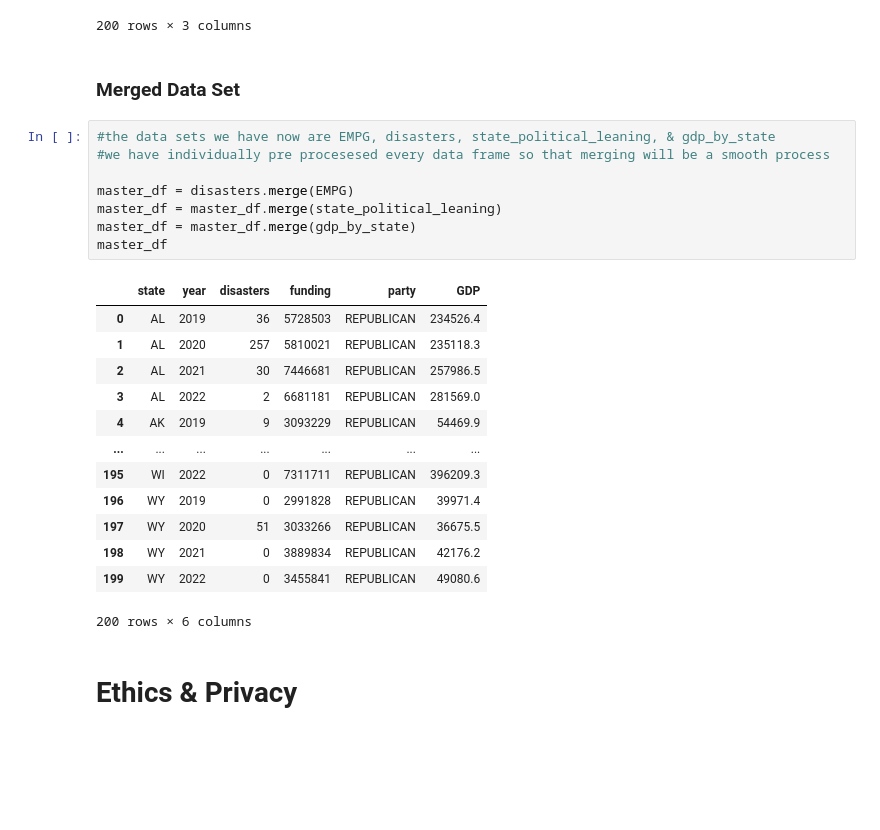
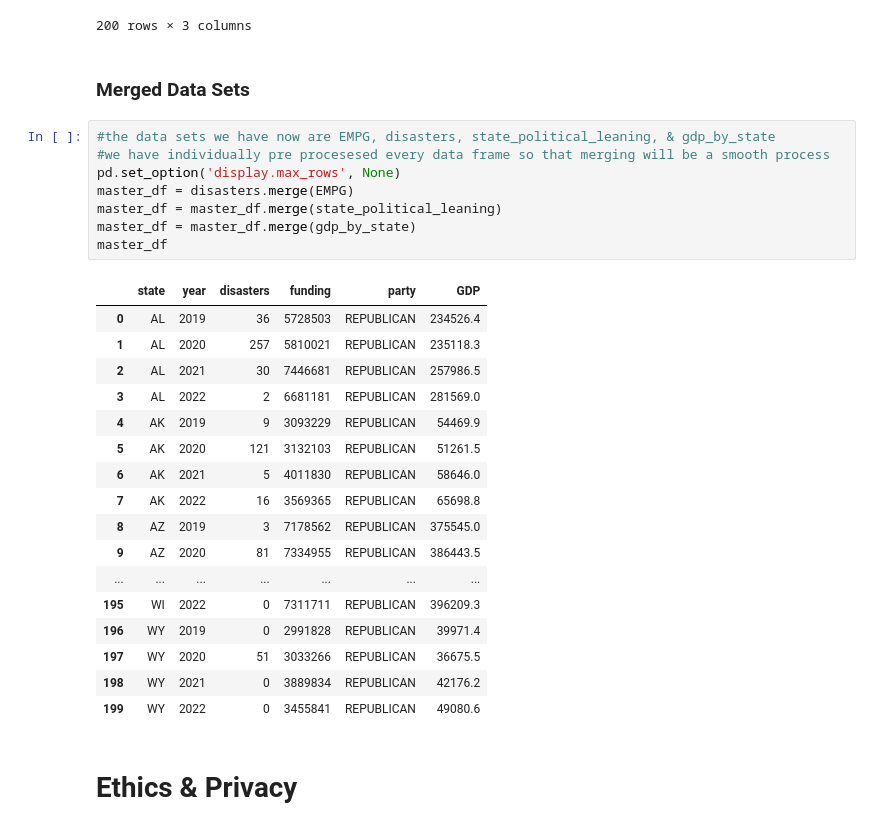
Before and after one commit to COGS108/Group054_WI24, a Jupyter notebook: DataCheckpoint_Group054_WI24.ipynb, the cells around one changed output. Saved outputs shown, nothing was run; the diff lists cells and outputs as text; blank space fills up the shorter version.

```diff
--- a/DataCheckpoint_Group054_WI24.ipynb
+++ b/DataCheckpoint_Group054_WI24.ipynb
@@ -312,29 +312,33 @@ gdp_by_state
 | 199 | WY | 2022 | 49080.6 |
 200 rows × 3 columns
 # %% [markdown]
-### Merged Data Set
+### Merged Data Sets
 # %%
 #the data sets we have now are EMPG, disasters, state_political_leaning, & gdp_by_state
 #we have individually pre procesesed every data frame so that merging will be a smooth process
-
+pd.set_option('display.max_rows', None)
 master_df = disasters.merge(EMPG)
 master_df = master_df.merge(state_political_leaning)
 master_df = master_df.merge(gdp_by_state)
 master_df
 # %% [output]
 |  | state | year | disasters | funding | party | GDP |
 | 0 | AL | 2019 | 36 | 5728503 | REPUBLICAN | 234526.4 |
 | 1 | AL | 2020 | 257 | 5810021 | REPUBLICAN | 235118.3 |
 | 2 | AL | 2021 | 30 | 7446681 | REPUBLICAN | 257986.5 |
 | 3 | AL | 2022 | 2 | 6681181 | REPUBLICAN | 281569.0 |
 | 4 | AK | 2019 | 9 | 3093229 | REPUBLICAN | 54469.9 |
+| 5 | AK | 2020 | 121 | 3132103 | REPUBLICAN | 51261.5 |
+| 6 | AK | 2021 | 5 | 4011830 | REPUBLICAN | 58646.0 |
+| 7 | AK | 2022 | 16 | 3569365 | REPUBLICAN | 65698.8 |
+| 8 | AZ | 2019 | 3 | 7178562 | REPUBLICAN | 375545.0 |
+| 9 | AZ | 2020 | 81 | 7334955 | REPUBLICAN | 386443.5 |
 | ... | ... | ... | ... | ... | ... | ... |
 | 195 | WI | 2022 | 0 | 7311711 | REPUBLICAN | 396209.3 |
 | 196 | WY | 2019 | 0 | 2991828 | REPUBLICAN | 39971.4 |
 | 197 | WY | 2020 | 51 | 3033266 | REPUBLICAN | 36675.5 |
 | 198 | WY | 2021 | 0 | 3889834 | REPUBLICAN | 42176.2 |
 | 199 | WY | 2022 | 0 | 3455841 | REPUBLICAN | 49080.6 |
-200 rows × 6 columns
 # %% [markdown]
 # Ethics & Privacy
 # %% [markdown]
```
Also changed, not shown: 1 other file.
